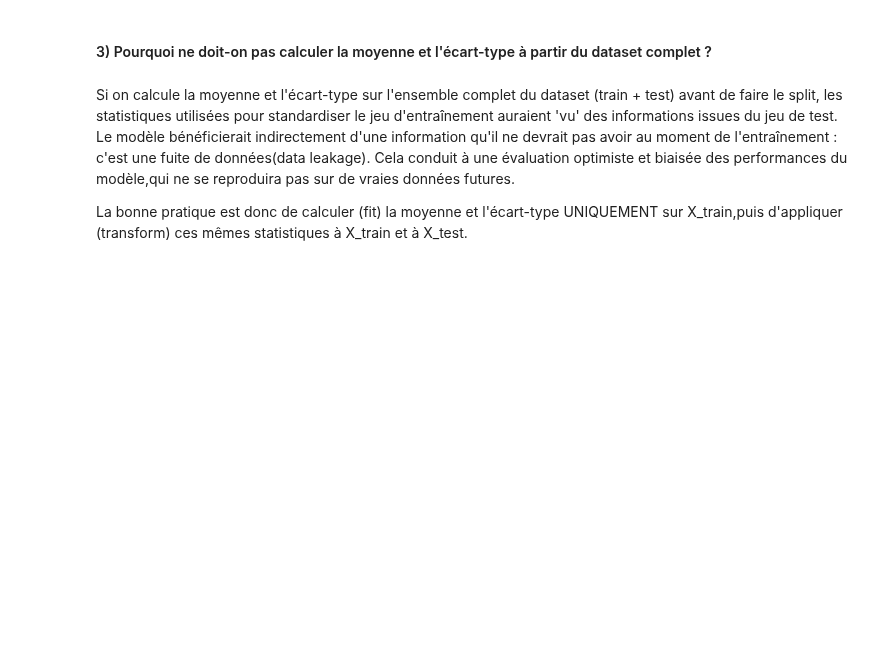
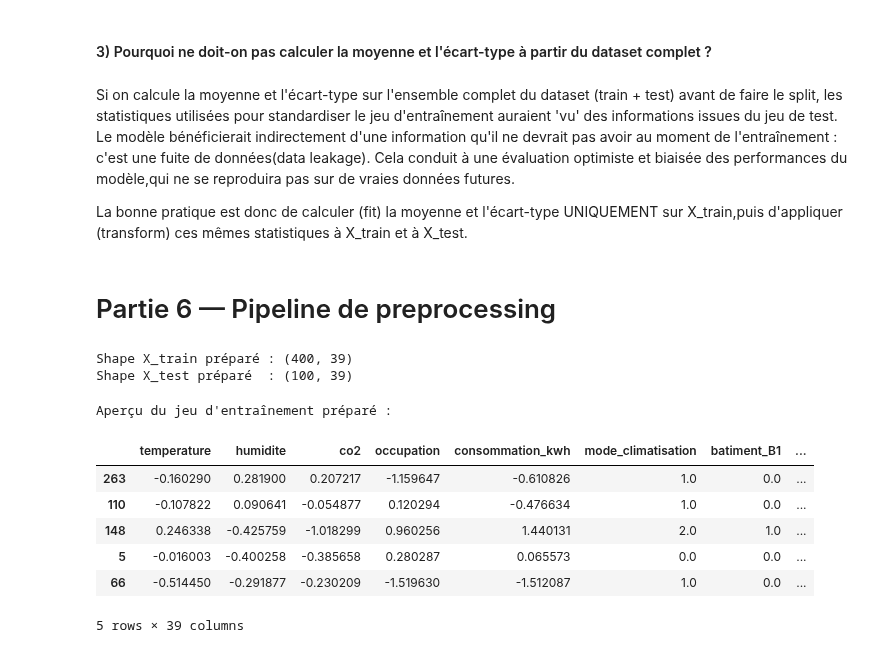
Before and after one commit to DIOPBARHAM/atelier_prepa_donnees_tab, a Jupyter notebook: notebooks/atelier_prepa_donnees_tab.ipynb, the cells around one changed output. Cells and saved outputs as stored; diff of their text form; code cells hidden in the pictures; blank space fills up the shorter version.

Commit message:
Partie 6 – Pipeline de preprocessing Avec Scikit-learn, construire un pipeline de preprocessing

```diff
--- a/notebooks/atelier_prepa_donnees_tab.ipynb
+++ b/notebooks/atelier_prepa_donnees_tab.ipynb
@@ -773,3 +773,76 @@ Moyennes après mise à l'échelle (doivent être ~0) : [-0.  0. -0. -0.  0.]
 Si on calcule la moyenne et l'écart-type sur l'ensemble complet du dataset (train + test) avant de faire le split, les statistiques utilisées pour standardiser le jeu d'entraînement auraient 'vu' des informations issues du jeu de test. Le modèle bénéficierait indirectement d'une information qu'il ne devrait pas avoir au moment de l'entraînement : c'est une fuite de données(data leakage). Cela conduit à une évaluation optimiste et biaisée des performances du modèle,qui ne se reproduira pas sur de vraies données futures.
 
 La bonne pratique est donc de calculer (fit) la moyenne et l'écart-type UNIQUEMENT sur X_train,puis d'appliquer (transform) ces mêmes statistiques à X_train et à X_test.
+# %% [markdown]
+# Partie 6 — Pipeline de preprocessing
+# %%
+from sklearn.compose import ColumnTransformer
+from sklearn.pipeline import Pipeline
+from sklearn.impute import SimpleImputer
+
+# --- Colonnes par type de traitement ---
+colonnes_numeriques = ["temperature", "humidite", "co2", "occupation", "consommation_kwh"]
+colonnes_ordinales = ["mode_climatisation"]
+colonnes_nominales = ["batiment", "type_batiment", "zone", "jour_semaine"]
+
+# --- Branche numérique : imputation médiane + StandardScaler ---
+pipeline_numerique = Pipeline(steps=[
+    ("imputation_mediane", SimpleImputer(strategy="median")),
+    ("standardisation", StandardScaler()),
+])
+
+# --- Branche catégorielle ordinale : imputation mode + OrdinalEncoder ---
+pipeline_ordinale = Pipeline(steps=[
+    ("imputation_mode", SimpleImputer(strategy="most_frequent")),
+    ("encodage_ordinal", OrdinalEncoder(categories=[["Eco", "Normal", "Boost"]],
+                                         handle_unknown="use_encoded_value", unknown_value=-1)),
+])
+
+# --- Branche catégorielle nominale : imputation mode + OneHotEncoder ---
+pipeline_nominale = Pipeline(steps=[
+    ("imputation_mode", SimpleImputer(strategy="most_frequent")),
+    ("encodage_onehot", OneHotEncoder(handle_unknown="ignore")),
+])
+
+# --- Assemblage avec ColumnTransformer ---
+preprocessor = ColumnTransformer(transformers=[
+    ("num", pipeline_numerique, colonnes_numeriques),
+    ("ord", pipeline_ordinale, colonnes_ordinales),
+    ("nom", pipeline_nominale, colonnes_nominales),
+])
+
+# --- fit UNIQUEMENT sur X_train, puis transform sur train et test ---
+X_train_prepared = preprocessor.fit_transform(X_train)
+X_test_prepared = preprocessor.transform(X_test)
+
+print("Shape X_train préparé :", X_train_prepared.shape)
+print("Shape X_test préparé  :", X_test_prepared.shape)
+# %% [output]
+Shape X_train préparé : (400, 39)
+Shape X_test préparé  : (100, 39)
+# %%
+# Reconstruction d'un DataFrame lisible avec les noms de colonnes générés par le pipeline
+noms_colonnes = (
+    colonnes_numeriques
+    + colonnes_ordinales
+    + list(preprocessor.named_transformers_["nom"]
+           .named_steps["encodage_onehot"].get_feature_names_out(colonnes_nominales))
+)
+
+X_train_prepared_array = X_train_prepared.toarray() if hasattr(X_train_prepared, "toarray") else X_train_prepared
+X_test_prepared_array = X_test_prepared.toarray() if hasattr(X_test_prepared, "toarray") else X_test_prepared
+
+X_train_prepared_df = pd.DataFrame(X_train_prepared_array, columns=noms_colonnes, index=X_train.index)
+X_test_prepared_df = pd.DataFrame(X_test_prepared_array, columns=noms_colonnes, index=X_test.index)
+
+print("Aperçu du jeu d'entraînement préparé :")
+X_train_prepared_df.head()
+# %% [output]
+Aperçu du jeu d'entraînement préparé :
+|  | temperature | humidite | co2 | occupation | consommation_kwh | mode_climatisation | batiment_B1 | ... |
+| 263 | -0.160290 | 0.281900 | 0.207217 | -1.159647 | -0.610826 | 1.0 | 0.0 | ... |
+| 110 | -0.107822 | 0.090641 | -0.054877 | 0.120294 | -0.476634 | 1.0 | 0.0 | ... |
+| 148 | 0.246338 | -0.425759 | -1.018299 | 0.960256 | 1.440131 | 2.0 | 1.0 | ... |
+| 5 | -0.016003 | -0.400258 | -0.385658 | 0.280287 | 0.065573 | 0.0 | 0.0 | ... |
+| 66 | -0.514450 | -0.291877 | -0.230209 | -1.519630 | -1.512087 | 1.0 | 0.0 | ... |
+5 rows × 39 columns
```
